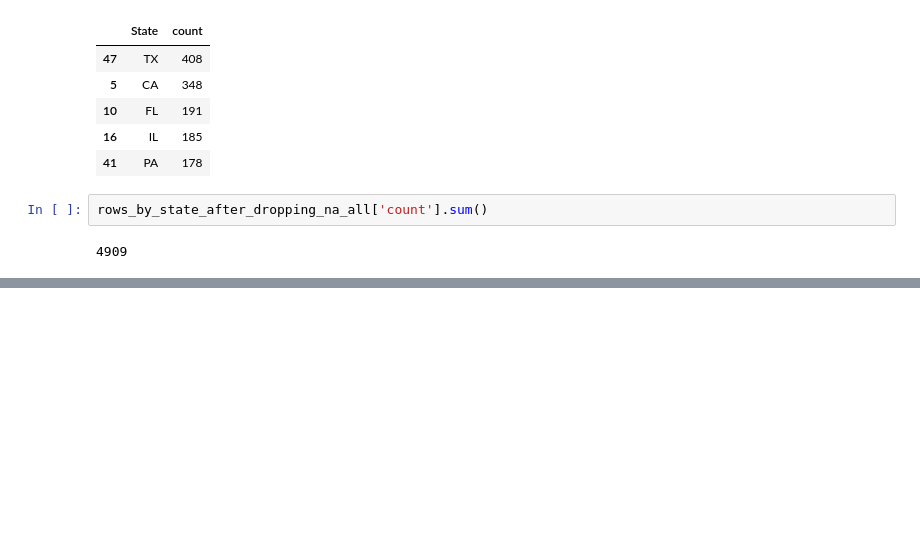
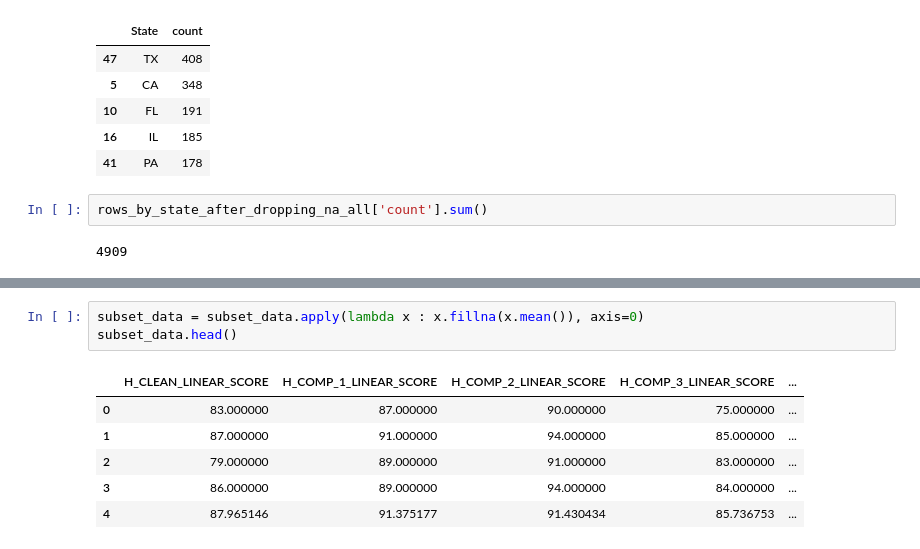
Before and after one commit to maringow/DataMiningGroupProject, a Jupyter notebook: data_prep_Venku.ipynb, the cells around one changed output, grey strips where cells are left out. Saved outputs shown, nothing was run; the diff lists cells and outputs as text; blank space fills up the shorter version.

```diff
--- a/data_prep_Venku.ipynb
+++ b/data_prep_Venku.ipynb
@@ -521,0 +656,10 @@ rows_by_state_after_dropping_na_all['count'].sum()
+# %%
+subset_data = subset_data.apply(lambda x : x.fillna(x.mean()), axis=0)
+subset_data.head()
+# %% [output]
+|  | H_CLEAN_LINEAR_SCORE | H_COMP_1_LINEAR_SCORE | H_COMP_2_LINEAR_SCORE | H_COMP_3_LINEAR_SCORE | ... |
+| 0 | 83.000000 | 87.000000 | 90.000000 | 75.000000 | ... |
+| 1 | 87.000000 | 91.000000 | 94.000000 | 85.000000 | ... |
+| 2 | 79.000000 | 89.000000 | 91.000000 | 83.000000 | ... |
+| 3 | 86.000000 | 89.000000 | 94.000000 | 84.000000 | ... |
+| 4 | 87.965146 | 91.375177 | 91.430434 | 85.736753 | ... |
```
Also changed, not shown: parts of 10 cells of this notebook.
